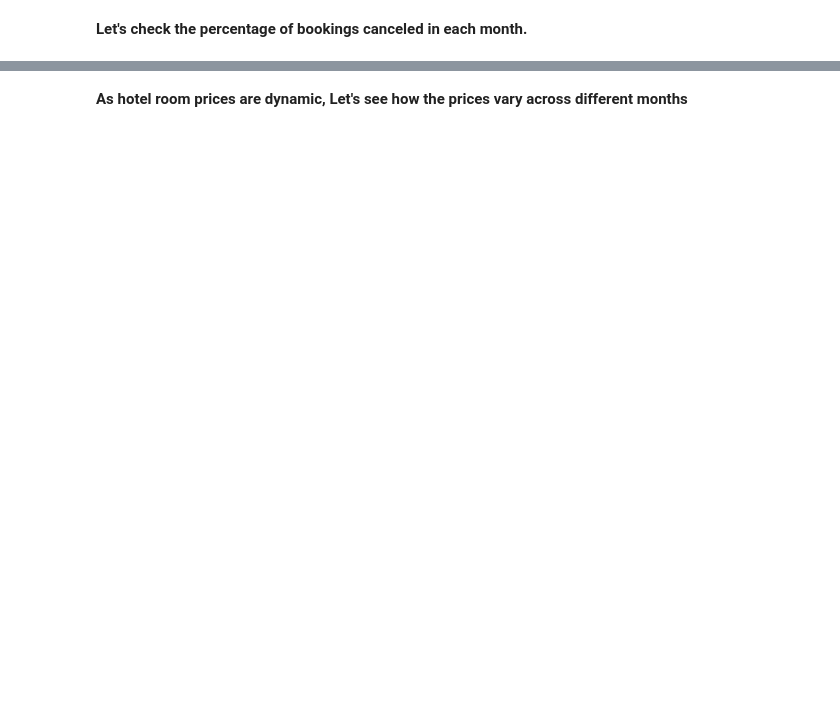
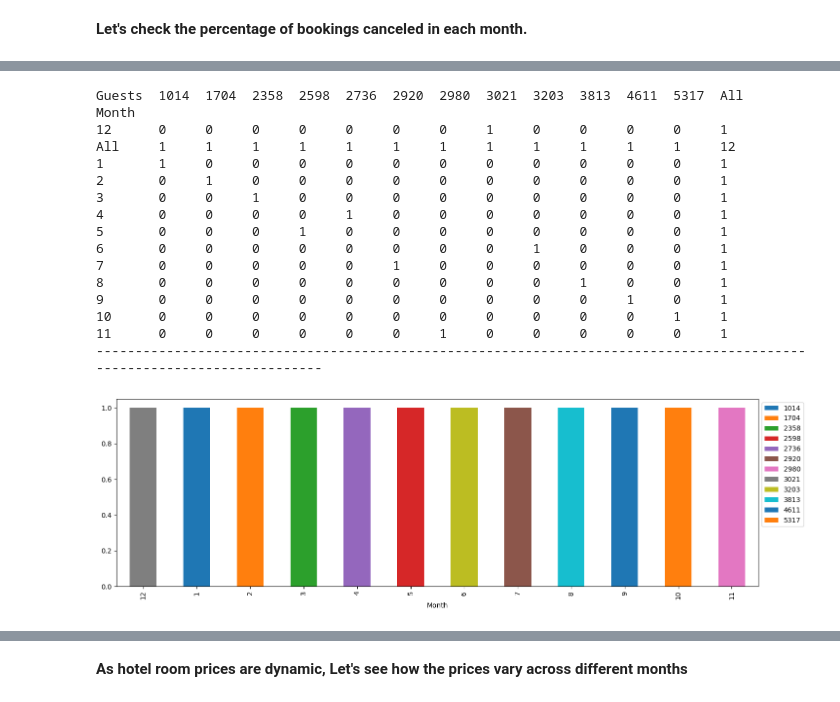
Before and after one commit to CoderSales/machine-learning-classification, a Jupyter notebook: Project_SLC_DSBA_INNHotels_LowCode_%281%29.ipynb, the cells around one changed output, grey strips where cells are left out. Cells and saved outputs as stored; diff of their text form; code cells hidden in the pictures; blank space fills up the shorter version.

```diff
--- a/Project_SLC_DSBA_INNHotels_LowCode_%281%29.ipynb
+++ b/Project_SLC_DSBA_INNHotels_LowCode_%281%29.ipynb
@@ -2579,2 +2647,20 @@ plt.show()
 # %%
-stacked_barplot('_______') ## Complete the code to plot stacked barplot for arrival month and booking status
+stacked_barplot(monthly_data, "Month", "Guests") ## Complete the code to plot stacked barplot for arrival month and booking status
+# %% [output]
+Guests  1014  1704  2358  2598  2736  2920  2980  3021  3203  3813  4611  5317  All
+Month
+12      0     0     0     0     0     0     0     1     0     0     0     0     1
+All     1     1     1     1     1     1     1     1     1     1     1     1     12
+1       1     0     0     0     0     0     0     0     0     0     0     0     1
+2       0     1     0     0     0     0     0     0     0     0     0     0     1
+3       0     0     1     0     0     0     0     0     0     0     0     0     1
+4       0     0     0     0     1     0     0     0     0     0     0     0     1
+5       0     0     0     1     0     0     0     0     0     0     0     0     1
+6       0     0     0     0     0     0     0     0     1     0     0     0     1
+7       0     0     0     0     0     1     0     0     0     0     0     0     1
+8       0     0     0     0     0     0     0     0     0     1     0     0     1
+9       0     0     0     0     0     0     0     0     0     0     1     0     1
+10      0     0     0     0     0     0     0     0     0     0     0     1     1
+11      0     0     0     0     0     0     1     0     0     0     0     0     1
+------------------------------------------------------------------------------------------------------------------------
+[figure, added]
```
Also changed, not shown: parts of 19 cells of this notebook.
